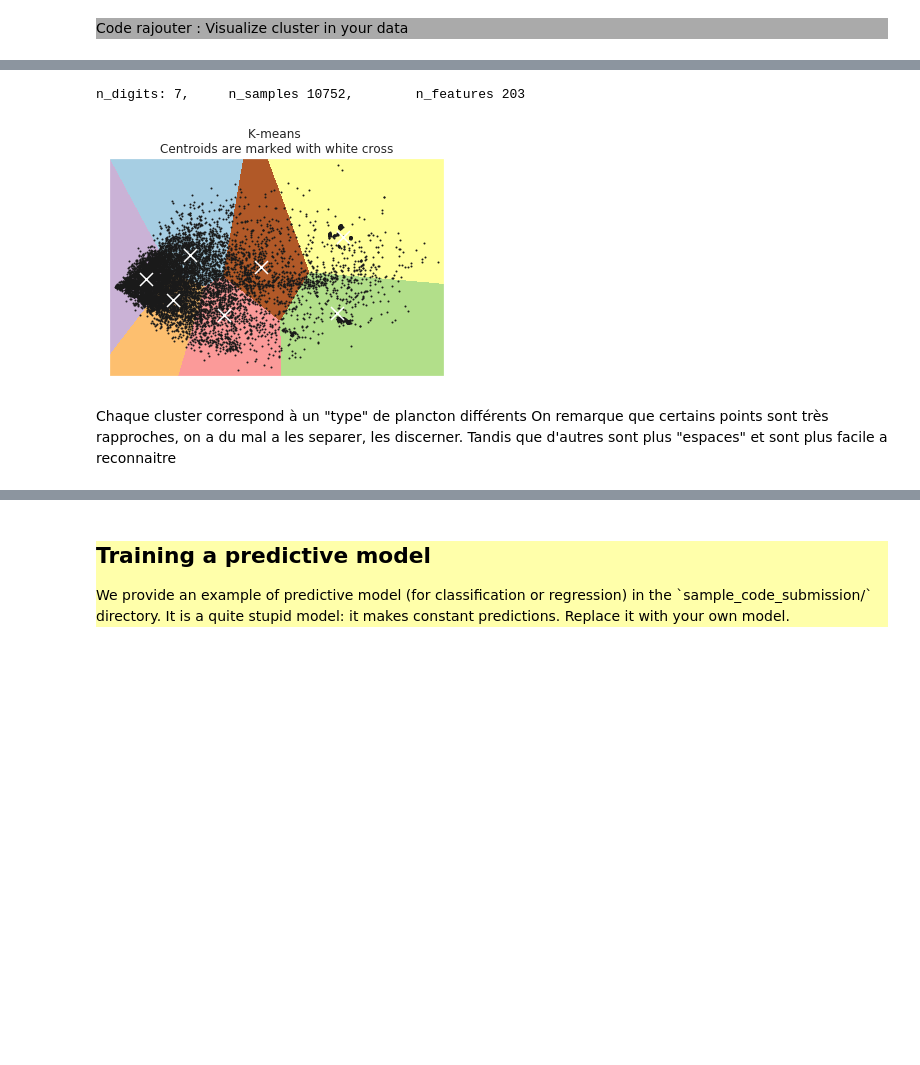
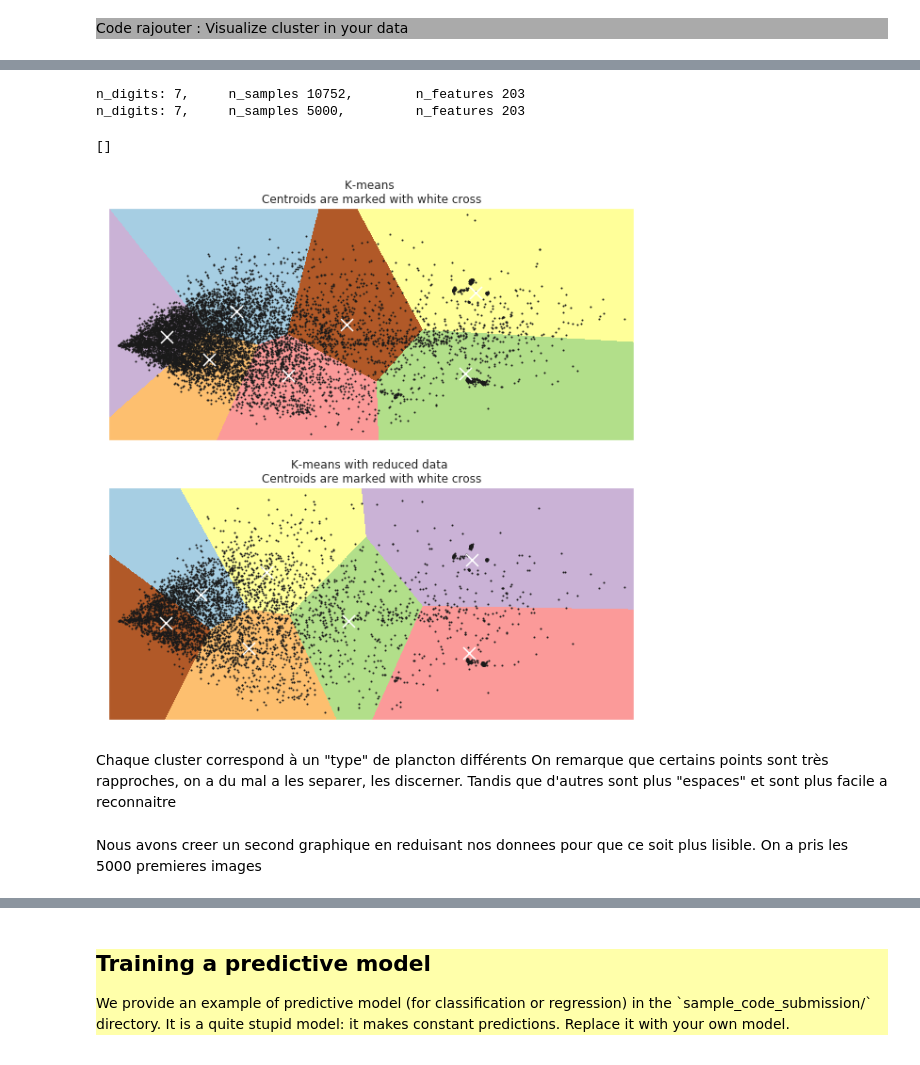
Before and after one commit to MathisDupont/ECOLO1, a Jupyter notebook: starting_kit/README_visualizaton.ipynb, the cells around one changed output, grey strips where cells are left out. Drawn from its saved outputs; the diff is of its cells as text; code cells hidden in the pictures; blank space fills up the shorter version.

Commit message:
modif reduce data

```diff
--- a/starting_kit/README_visualizaton.ipynb
+++ b/starting_kit/README_visualizaton.ipynb
@@ -240,8 +248,11 @@ Y_train = D.data['Y_train']
 #on prend nos donnees X_train
 data = scale(X_train)
 
+dataReduit = scale(X_train[0:5000])
+
 n_samples, n_features = data.shape
 n_digits = len(np.unique(Y_train)) #et nos valeurs dans Y_train
+n_digitsReduit = len(np.unique(Y_train[0:5000]))
 labels = Y_train[:,0]
 
 sample_size = 300
@@ -253,45 +264,98 @@ print("n_digits: %d, \t n_samples %d, \t n_features %d"
 # Visualize the results on PCA-reduced data
 
 reduced_data = PCA(n_components=2).fit_transform(data)
 kmeans = KMeans(init='k-means++', n_clusters=n_digits, n_init=10)
 kmeans.fit(reduced_data)
 
 # Step size of the mesh. Decrease to increase the quality of the VQ.
 h = .02     # point in the mesh [x_min, x_max]x[y_min, y_max].
 
 # Plot the decision boundary. For that, we will assign a color to each
 x_min, x_max = reduced_data[:, 0].min() - 1, reduced_data[:, 0].max() + 1
 y_min, y_max = reduced_data[:, 1].min() - 1, reduced_data[:, 1].max() + 1
 xx, yy = np.meshgrid(np.arange(x_min, x_max, h), np.arange(y_min, y_max, h))
 
 # Obtain labels for each point in mesh. Use last trained model.
 Z = kmeans.predict(np.c_[xx.ravel(), yy.ravel()])
 
 # Put the result into a color plot
 Z = Z.reshape(xx.shape)
-plt.figure(1)
-plt.clf()
-plt.imshow(Z, interpolation='nearest',
+fig, ax = plt.subplots(2,1, figsize=(10,10))
+
+
+ax[0].imshow(Z, interpolation='nearest',
            extent=(xx.min(), xx.max(), yy.min(), yy.max()),
            cmap=plt.cm.Paired,
            aspect='auto', origin='lower')
 
-plt.plot(reduced_data[:, 0], reduced_data[:, 1], 'k.', markersize=2)
+ax[0].plot(reduced_data[:, 0], reduced_data[:, 1], 'k.', markersize=2)
 # Plot the centroids as a white X
 centroids = kmeans.cluster_centers_
-plt.scatter(centroids[:, 0], centroids[:, 1],
+ax[0].scatter(centroids[:, 0], centroids[:, 1],
             marker='x', s=169, linewidths=3,
             color='w', zorder=10)
-plt.title('K-means \n'
+ax[0].set_title('K-means \n'
           'Centroids are marked with white cross')
-plt.xlim(x_min, x_max)
-plt.ylim(y_min, y_max)
-plt.xticks(())
-plt.yticks(())
-plt.show()
+ax[0].set_xlim(x_min, x_max)
+ax[0].set_ylim(y_min, y_max)
+ax[0].set_xticks(())
+ax[0].set_yticks(())
+
+#on prend nos donnees X_train
+data = scale(X_train[0:5000])
+
+n_samples, n_features = data.shape
+n_digits = len(np.unique(Y_train[0:5000])) #et nos valeurs dans Y_train
+labels = Y_train[:,0]
+
+print("n_digits: %d, \t n_samples %d, \t n_features %d"
+      % (n_digits, n_samples, n_features))
+
+# #############################################################################
+# Visualize the results on PCA-reduced data
+
+reduced_data = PCA(n_components=2).fit_transform(data)
+kmeans = KMeans(init='k-means++', n_clusters=n_digits, n_init=10)
+kmeans.fit(reduced_data)
+
+# Step size of the mesh. Decrease to increase the quality of the VQ.
+h = .02     # point in the mesh [x_min, x_max]x[y_min, y_max].
+
+# Plot the decision boundary. For that, we will assign a color to each
+x_min, x_max = reduced_data[:, 0].min() - 1, reduced_data[:, 0].max() + 1
+y_min, y_max = reduced_data[:, 1].min() - 1, reduced_data[:, 1].max() + 1
+xx, yy = np.meshgrid(np.arange(x_min, x_max, h), np.arange(y_min, y_max, h))
+
+# Obtain labels for each point in mesh. Use last trained model.
+Z = kmeans.predict(np.c_[xx.ravel(), yy.ravel()])
+
+# Put the result into a color plot
+Z = Z.reshape(xx.shape)
+
+ax[1].imshow(Z, interpolation='nearest',
+           extent=(xx.min(), xx.max(), yy.min(), yy.max()),
+           cmap=plt.cm.Paired,
+           aspect='auto', origin='lower')
+
+ax[1].plot(reduced_data[:, 0], reduced_data[:, 1], 'k.', markersize=2)
+# Plot the centroids as a white X
+centroids = kmeans.cluster_centers_
+ax[1].scatter(centroids[:, 0], centroids[:, 1],
+            marker='x', s=169, linewidths=3,
+            color='w', zorder=10)
+ax[1].set_title('K-means with reduced data \n'
+          'Centroids are marked with white cross')
+ax[1].set_xlim(x_min, x_max)
+ax[1].set_ylim(y_min, y_max)
+ax[1].set_xticks(())
+ax[1].set_yticks(())
 # %% [output]
 n_digits: 7,     n_samples 10752,        n_features 203
+n_digits: 7,     n_samples 5000,         n_features 203
+[]
-[figure, old version]
+[figure, new version]
 # %% [markdown]
 Chaque cluster correspond à un "type" de plancton différents
 On remarque que certains points sont très rapproches, on a du mal a les separer, les discerner. Tandis que d'autres sont plus "espaces" et sont plus facile a reconnaitre
+# %% [markdown]
+Nous avons creer un second graphique en reduisant nos donnees pour que ce soit plus lisible. On a pris les 5000 premieres images
```
Also changed, not shown: parts of 9 cells of this notebook.
